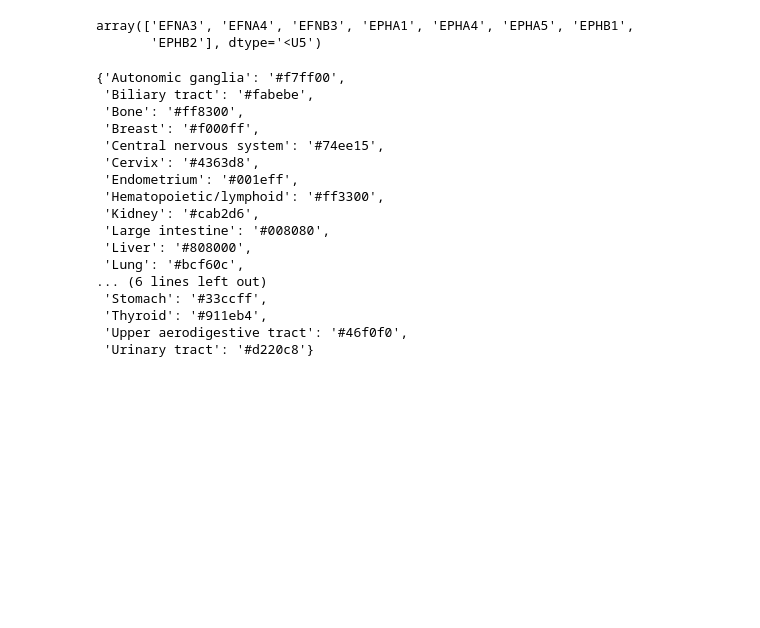
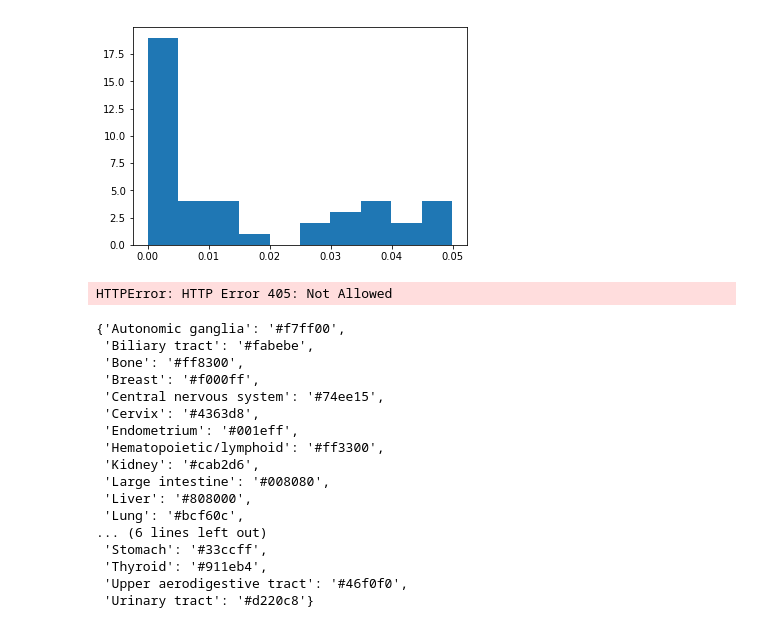
Before and after one commit to kundajelab/coessentiality-browser, a Jupyter notebook: coess_sandbox.ipynb, the cells around one changed output. Saved outputs shown, nothing was run; the diff lists cells and outputs as text; code cells hidden in the pictures; blank space fills up the shorter version.

```diff
--- a/coess_sandbox.ipynb
+++ b/coess_sandbox.ipynb
@@ -47,12 +113,15 @@ array(['GO:0000001', 'GO:0000002', 'GO:0000003', ..., 'GO:1990904',
+# %%
+import matplotlib.pyplot as plt
+plt.hist(enr['p.value'], bins=10)
+plt.show()
+# %% [output]
+[figure, added]
 # %%
-gp = GProfiler("MyToolName/0.2")
+gp = GProfiler("k/0.2")
 go_results = np.array(gp.gconvert('GO:0005005', target="GO"))
 gnames = np.unique([x[4] for x in go_results])
+# %% [output]
+HTTPError: HTTP Error 405: Not Allowed
-# %%
-gname
-# %% [output]
-array(['EFNA3', 'EFNA4', 'EFNB3', 'EPHA1', 'EPHA4', 'EPHA5', 'EPHB1',
-       'EPHB2'], dtype='<U5')
 # %%
 ctypes = [x for x in np.unique(cancer_types)]
 colorlist = ["#f7ff00","#fabebe","#ff8300","#f000ff","#74ee15","#4363d8","#001eff","#ff3300","#cab2d6","#008080","#808000","#bcf60c","#bec1d4","#fb9a99","#ffd8b1","#3cb44b","#bc5300","#ffe119","#33ccff","#911eb4","#46f0f0","#d220c8","#e6beff","#e6194b","#aaffc3","#000075"]
```
Also changed, not shown: parts of 13 cells of this notebook, 4 other files.
